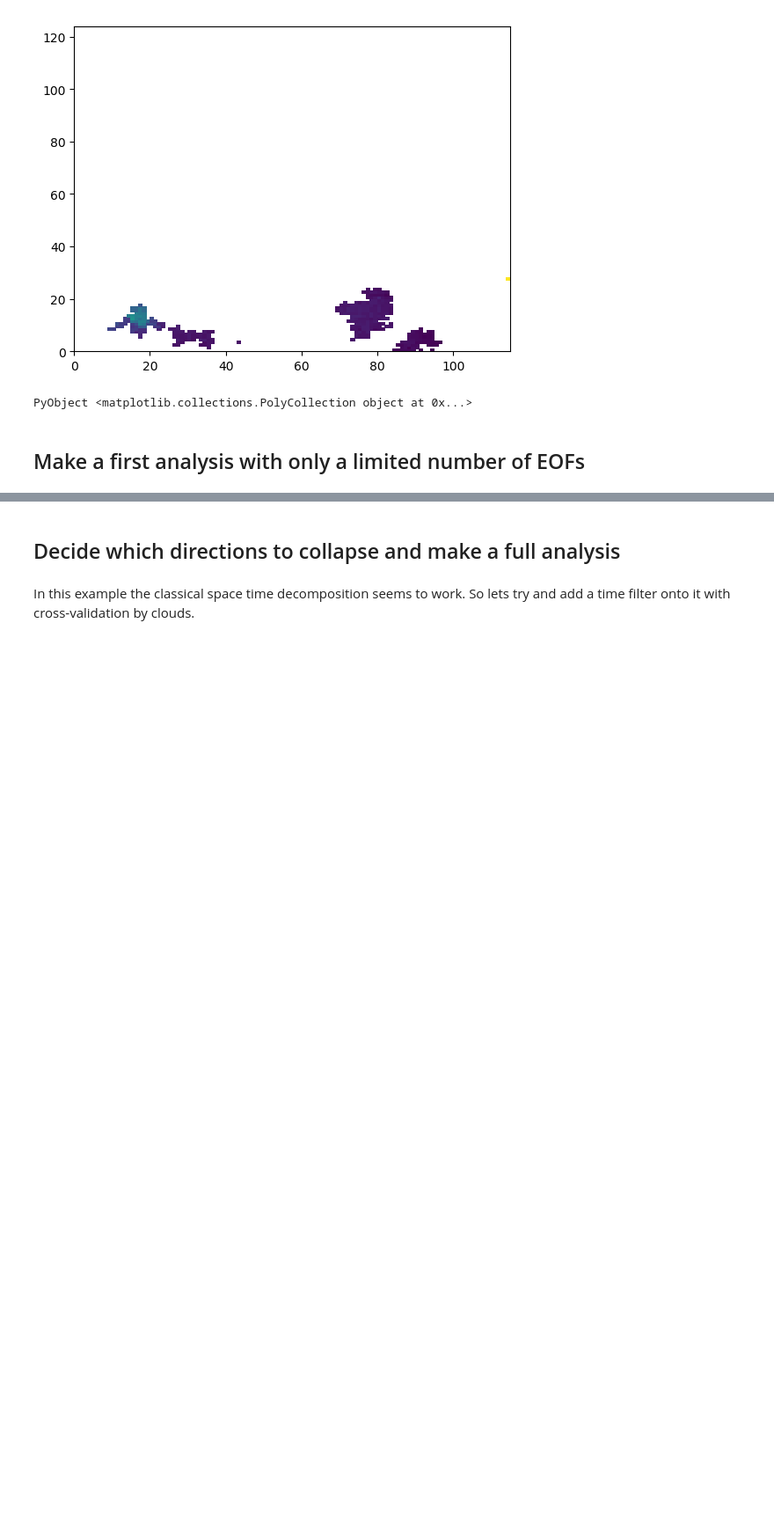
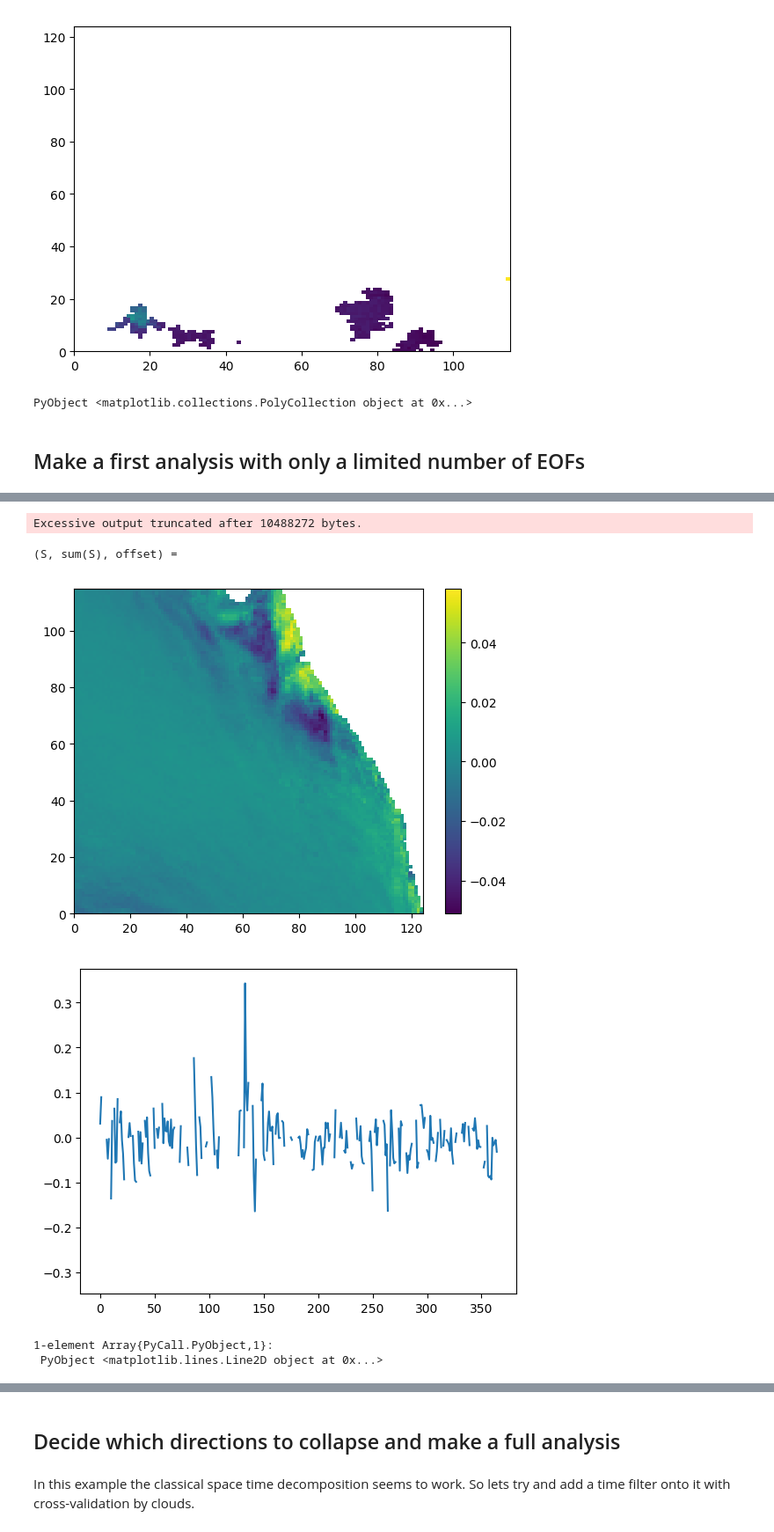
Before and after one commit to jmbeckers/DINEOF.jl, a Jupyter notebook: notebooks/DINEOFexampleRUNSPM.ipynb, the cells around one changed output, grey strips where cells are left out. Shown at 88% size. Drawn from its saved outputs; the diff is of its cells as text; code cells hidden in the pictures; blank space fills up the shorter version.

```diff
--- a/notebooks/DINEOFexampleRUNSPM.ipynb
+++ b/notebooks/DINEOFexampleRUNSPM.ipynb
@@ -71,7 +71,7 @@ PyObject <matplotlib.collections.PolyCollection object at 0x...>
 # %% [markdown]
 ## Make a first analysis with only a limited number of EOFs
 # %%
-@time offset,XA,U,S,V,cvEOF,cvarray,errmap,musquare=DINEOFrun(spm,[1,1,2];eofmax=10)
+@time XA,offset,U,S,V,cvEOF,cvarray,errmap,musquare=DINEOFrun(spm,[1,1,2];eofmax=10)
 @show S,sum(S),offset
 
 pcolor(U[4][1]),colorbar()
@@ -85 +119,7 @@ Number of data points after elimination of low coverage regions is 1655503 and c
+Excessive output truncated after 10488272 bytes.
+(S, sum(S), offset) =
+[figure, added]
+[figure, added]
+1-element Array{PyCall.PyObject,1}:
+ PyObject <matplotlib.lines.Line2D object at 0x...>
 # %%
```
Also changed, not shown: parts of 7 cells of this notebook, 1 other file.
